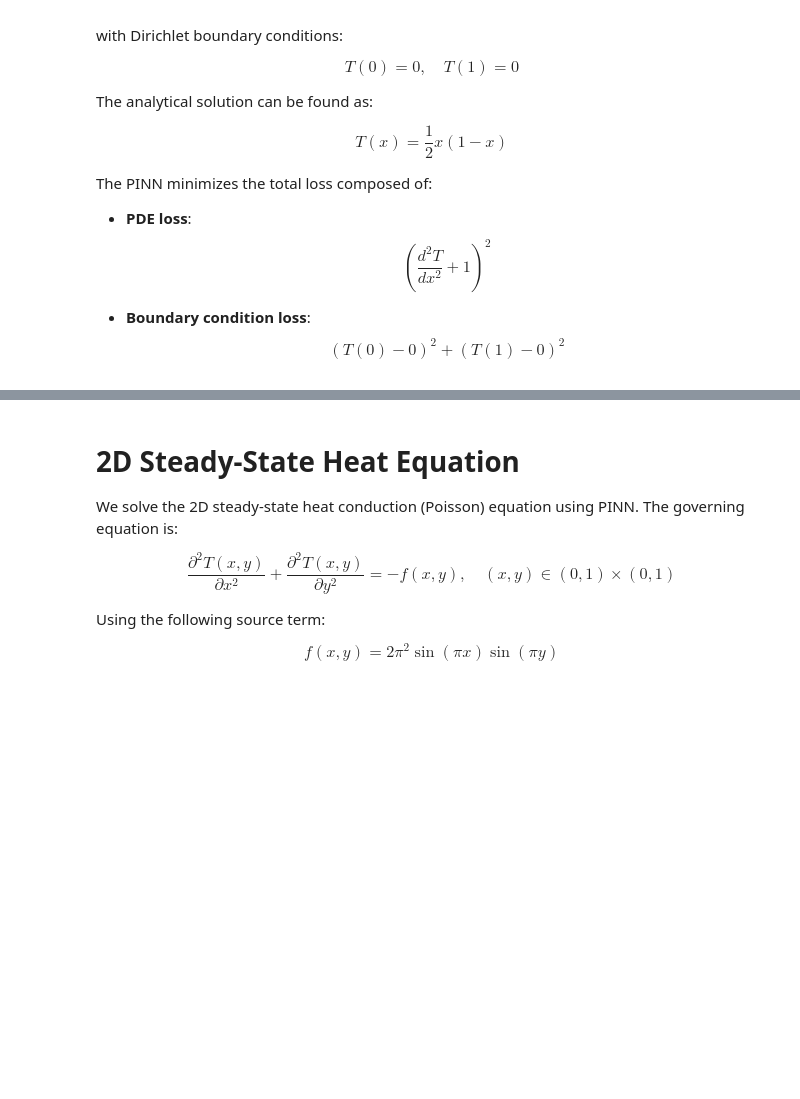
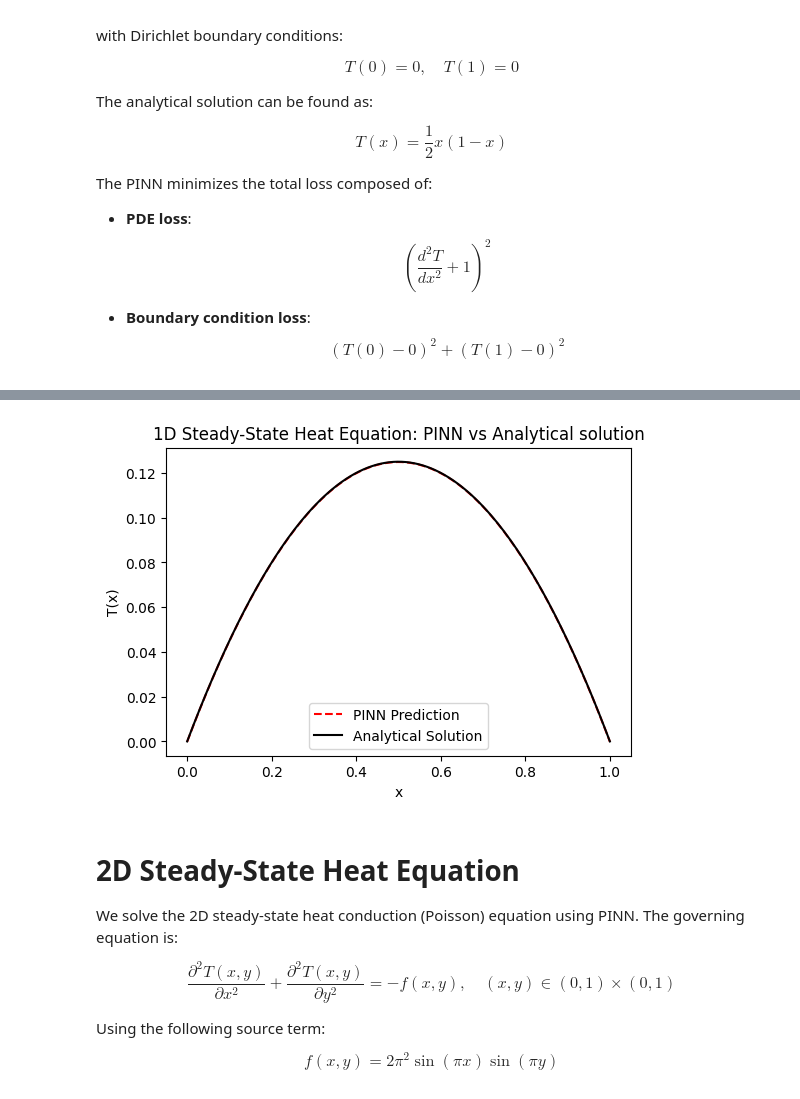
Before and after one commit to rsourki/pinns-tutorial, a Jupyter notebook: pinns_tutorial.ipynb, the cells around one changed output, grey strips where cells are left out. Saved outputs shown, nothing was run; the diff lists cells and outputs as text; code cells hidden in the pictures; blank space fills up the shorter version.

```diff
--- a/pinns_tutorial.ipynb
+++ b/pinns_tutorial.ipynb
@@ -886,0 +833,20 @@ Epoch 9000, Loss: 7.909365376690403e-05
+# %%
+# Training
+model = CHeatPINN()
+optimizer = torch.optim.Adam(model.parameters(), lr=1e-3)
+epochs = 10000
+
+# Training domain
+x_train = torch.tensor(np.linspace(0, 1, 100).reshape(-1, 1), dtype=torch.float32)
+
+losses = []
+
+for epoch in range(epochs):
+  optimizer.zero_grad()
+  loss = HeatLoss(x_train, model)
+  loss.backward()
+  optimizer.step()
+
+  if epoch % 1000 == 0:
+    print(f"Epoch {epoch}, Loss: {loss.item()}")
+    losses.append(loss.item())
@@ -887,3 +864,22 @@ Epoch 9000, Loss: 7.909365376690403e-05
+# %%
+# Plotting the solution
+x_plot = torch.tensor(np.linspace(0, 1, 200).reshape(-1, 1), dtype=torch.float32)
+with torch.no_grad():
+  T_pred = model(x_plot).numpy()
+
+# Analytical solution: T(x) = 0.5 * x * (1 - x)
+T_true = 0.5 * x_plot.numpy() * (1 - x_plot.numpy())
+
+plt.figure(figsize=(6, 4))
+plt.plot(x_plot, T_pred, 'r--', label='PINN Prediction')
+plt.plot(x_plot, T_true, 'k-', label='Analytical Solution')
+plt.xlabel('x')
+plt.ylabel('T(x)')
+plt.legend()
+plt.title('1D Steady-State Heat Equation: PINN vs Analytical solution')
+plt.show()
+# %% [output]
+[figure, added]
 # %% [markdown]
 # 2D Steady-State Heat Equation
 
```
Also changed, not shown: parts of 7 cells of this notebook.
